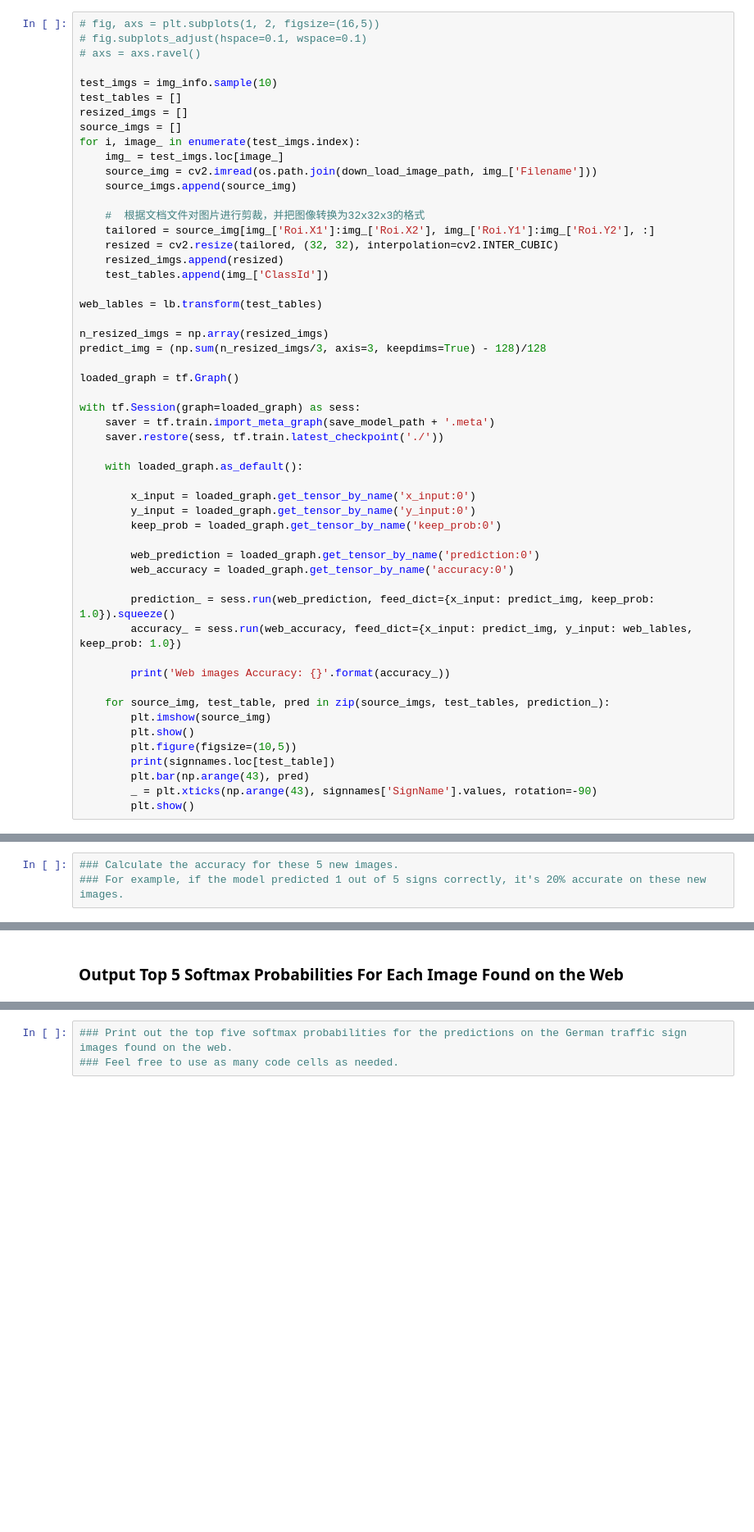
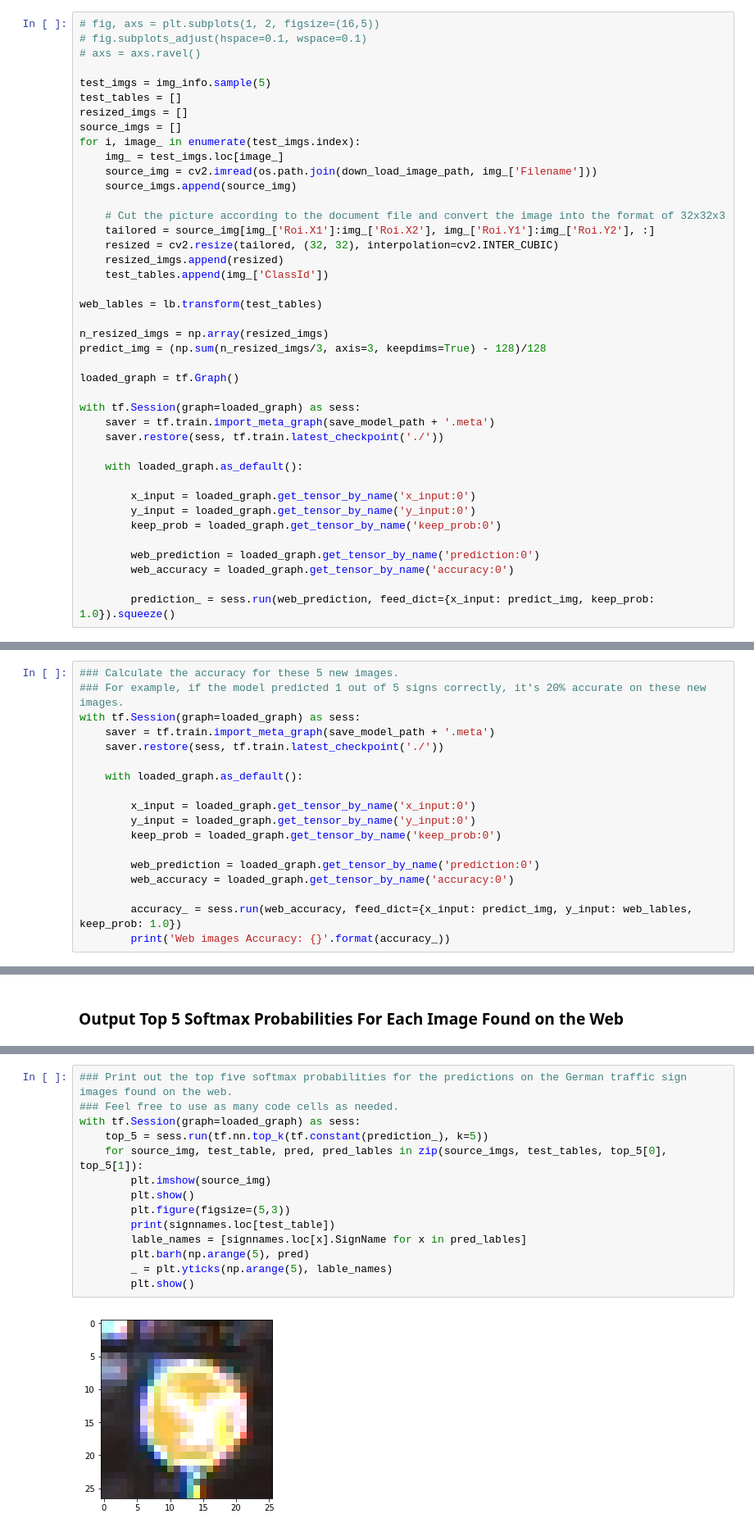
Before and after one commit to foxliu/CarND-Traffic-Sign-Classifier-Project, a Jupyter notebook: Traffic_Sign_Classifier.ipynb, the cells around one changed output, grey strips where cells are left out. Shown: that part at 82% size. Saved outputs shown, nothing was run; the diff lists cells and outputs as text; blank space fills up the shorter version.

```diff
--- a/Traffic_Sign_Classifier.ipynb
+++ b/Traffic_Sign_Classifier.ipynb
@@ -384,7 +384,7 @@ img_info = pd.read_csv(os.path.join(down_load_image_path, csv_file), sep=';')
 # fig.subplots_adjust(hspace=0.1, wspace=0.1)
 # axs = axs.ravel()
 
-test_imgs = img_info.sample(10)
+test_imgs = img_info.sample(5)
 test_tables = []
 resized_imgs = []
 source_imgs = []
@@ -393,7 +393,7 @@ for i, image_ in enumerate(test_imgs.index):
     source_img = cv2.imread(os.path.join(down_load_image_path, img_['Filename']))
     source_imgs.append(source_img)
 
-    #  根据文档文件对图片进行剪裁，并把图像转换为32x32x3的格式
+    # Cut the picture according to the document file and convert the image into the format of 32x32x3
     tailored = source_img[img_['Roi.X1']:img_['Roi.X2'], img_['Roi.Y1']:img_['Roi.Y2'], :]
     resized = cv2.resize(tailored, (32, 32), interpolation=cv2.INTER_CUBIC)
     resized_imgs.append(resized)
@@ -420,15 +420,3 @@ with tf.Session(graph=loaded_graph) as sess:
         web_accuracy = loaded_graph.get_tensor_by_name('accuracy:0')
 
         prediction_ = sess.run(web_prediction, feed_dict={x_input: predict_img, keep_prob: 1.0}).squeeze()
-        accuracy_ = sess.run(web_accuracy, feed_dict={x_input: predict_img, y_input: web_lables, keep_prob: 1.0})
-
-        print('Web images Accuracy: {}'.format(accuracy_))
-
-    for source_img, test_table, pred in zip(source_imgs, test_tables, prediction_):
-        plt.imshow(source_img)
-        plt.show()
-        plt.figure(figsize=(10,5))
-        print(signnames.loc[test_table])
-        plt.bar(np.arange(43), pred)
-        _ = plt.xticks(np.arange(43), signnames['SignName'].values, rotation=-90)
-        plt.show()
@@ -455,3 +425,18 @@ Name: 10, dtype: object
 # %%
 ### Calculate the accuracy for these 5 new images.
 ### For example, if the model predicted 1 out of 5 signs correctly, it's 20% accurate on these new images.
+with tf.Session(graph=loaded_graph) as sess:
+    saver = tf.train.import_meta_graph(save_model_path + '.meta')
+    saver.restore(sess, tf.train.latest_checkpoint('./'))
+
+    with loaded_graph.as_default():
+
+        x_input = loaded_graph.get_tensor_by_name('x_input:0')
+        y_input = loaded_graph.get_tensor_by_name('y_input:0')
+        keep_prob = loaded_graph.get_tensor_by_name('keep_prob:0')
+
+        web_prediction = loaded_graph.get_tensor_by_name('prediction:0')
+        web_accuracy = loaded_graph.get_tensor_by_name('accuracy:0')
+
+        accuracy_ = sess.run(web_accuracy, feed_dict={x_input: predict_img, y_input: web_lables, keep_prob: 1.0})
+        print('Web images Accuracy: {}'.format(accuracy_))
@@ -498,3 +485,16 @@ Looking just at the first row we get `[ 0.34763842,  0.24879643,  0.12789202]`,
 # %%
 ### Print out the top five softmax probabilities for the predictions on the German traffic sign images found on the web.
 ### Feel free to use as many code cells as needed.
+with tf.Session(graph=loaded_graph) as sess:
+    top_5 = sess.run(tf.nn.top_k(tf.constant(prediction_), k=5))
+    for source_img, test_table, pred, pred_lables in zip(source_imgs, test_tables, top_5[0], top_5[1]):
+        plt.imshow(source_img)
+        plt.show()
+        plt.figure(figsize=(5,3))
+        print(signnames.loc[test_table])
+        lable_names = [signnames.loc[x].SignName for x in pred_lables]
+        plt.barh(np.arange(5), pred)
+        _ = plt.yticks(np.arange(5), lable_names)
+        plt.show()
+# %% [output]
+[figure, added]
```
Also changed, not shown: parts of 7 cells of this notebook, 3 other files.
